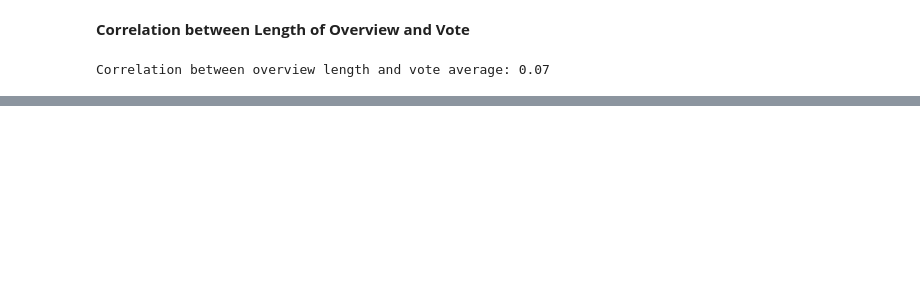
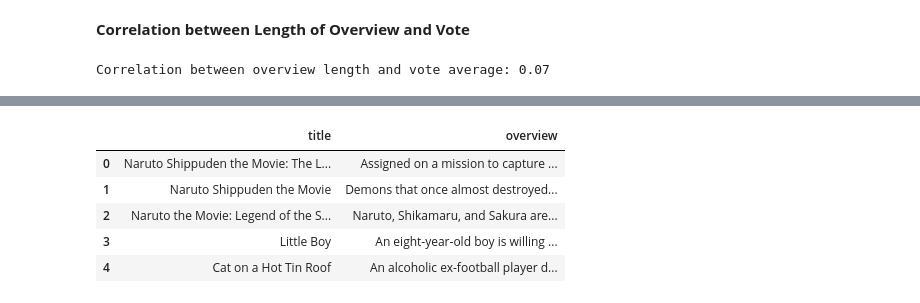
Before and after one commit to Viyaaa/Movie-Recommender-System, a Jupyter notebook: Movie Recommendation.ipynb, the cells around one changed output, grey strips where cells are left out. Drawn from its saved outputs; the diff is of its cells as text; code cells hidden in the pictures; blank space fills up the shorter version.

```diff
--- a/Movie Recommendation.ipynb
+++ b/Movie Recommendation.ipynb
@@ -218,0 +306,18 @@ Correlation between overview length and vote average: 0.07
+# %%
+def movie_recommendation(title_name, similarity_data=cosine_sim_df, items=df[['title', 'overview']], k=5):
+    index = similarity_data.loc[:,title_name].to_numpy().argpartition(range(-1, -k, -1))
+
+    closest = similarity_data.columns[index[-1:-(k+2):-1]]
+
+    closest = closest.drop(title_name, errors='ignore')
+
+    return pd.DataFrame(closest).merge(items).head(k)
+# %%
+movie_recommendation('Boruto: Naruto the Movie')
+# %% [output]
+|  | title | overview |
+| 0 | Naruto Shippuden the Movie: The L... | Assigned on a mission to capture ... |
+| 1 | Naruto Shippuden the Movie | Demons that once almost destroyed... |
+| 2 | Naruto the Movie: Legend of the S... | Naruto, Shikamaru, and Sakura are... |
+| 3 | Little Boy | An eight-year-old boy is willing ... |
+| 4 | Cat on a Hot Tin Roof | An alcoholic ex-football player d... |
```
Also changed, not shown: parts of 12 cells of this notebook.
